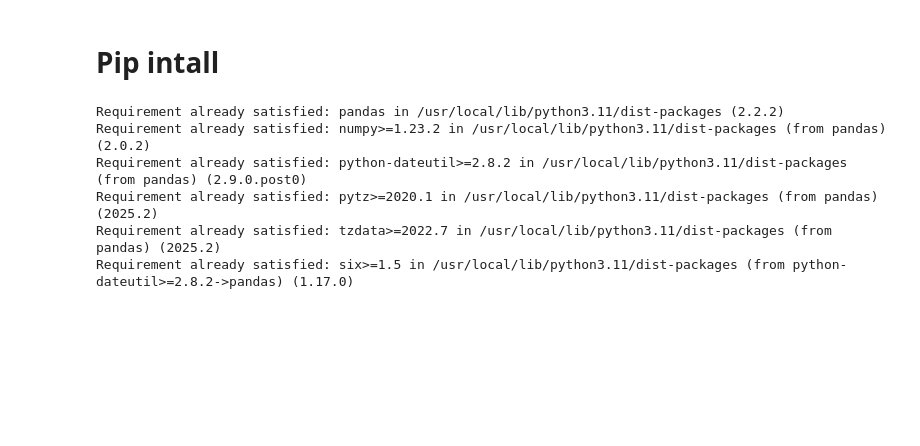
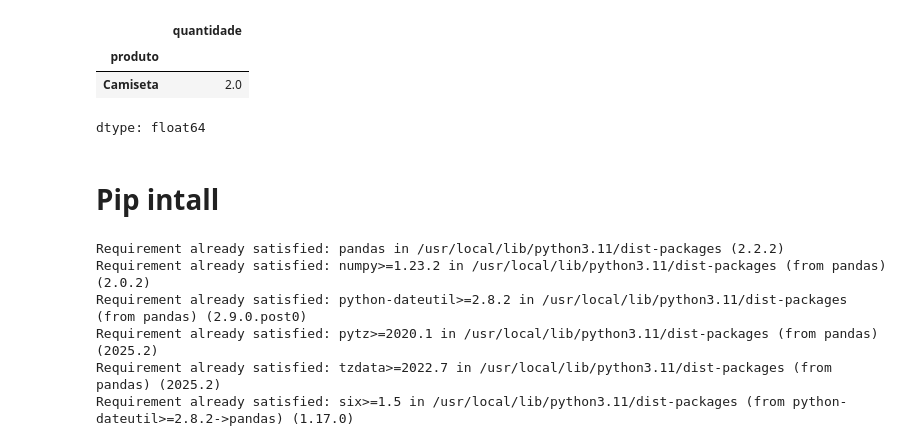
Before and after one commit to wesleyorrr/AND_AL_ONE, a Jupyter notebook: Analise_dados0.ipynb, the cells around one changed output. Saved outputs shown, nothing was run; the diff lists cells and outputs as text; code cells hidden in the pictures; blank space fills up the shorter version.

```diff
--- a/Analise_dados0.ipynb
+++ b/Analise_dados0.ipynb
@@ -3,3 +53,16 @@
+# %%
+df['data_pedido'] = pd.to_datetime(df['data_pedido'])
+# %%
+df['ano'] = df['data_pedido'].dt.year
+df['mes'] = df['data_pedido'].dt.month
+df['dia'] = df['data_pedido'].dt.day
+# %%
+df.groupby('produto')['quantidade'].sum().sort_values(ascending=False)
+# %% [output]
+|  | quantidade |
+| produto |  |
+| Camiseta | 2.0 |
+dtype: float64
 # %% [markdown]
 # Pip intall
 # %%
```
Also changed, not shown: parts of 6 cells of this notebook.
